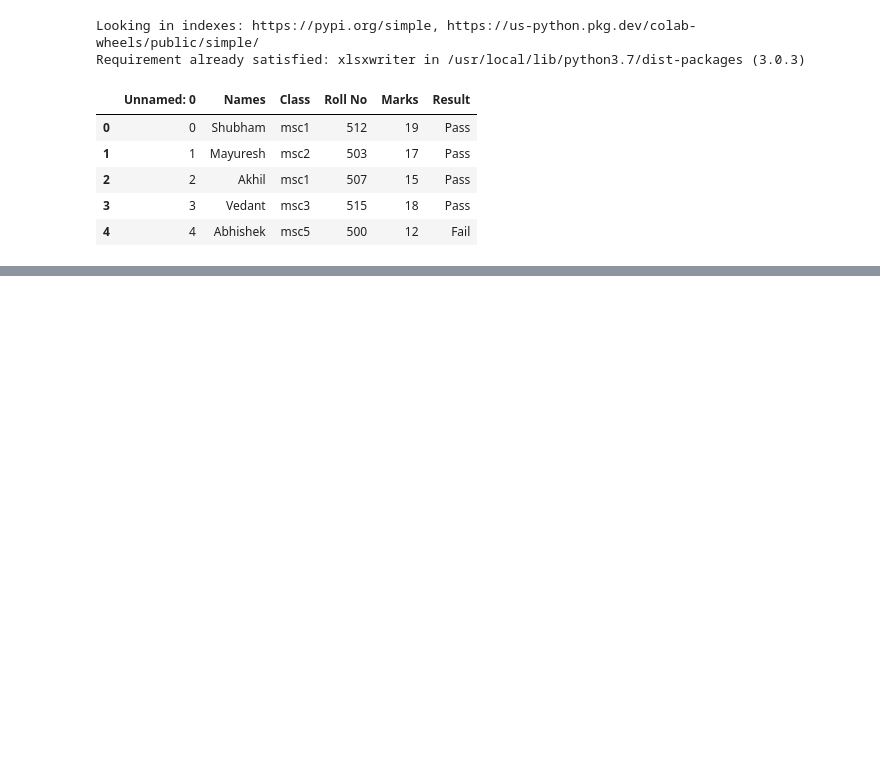
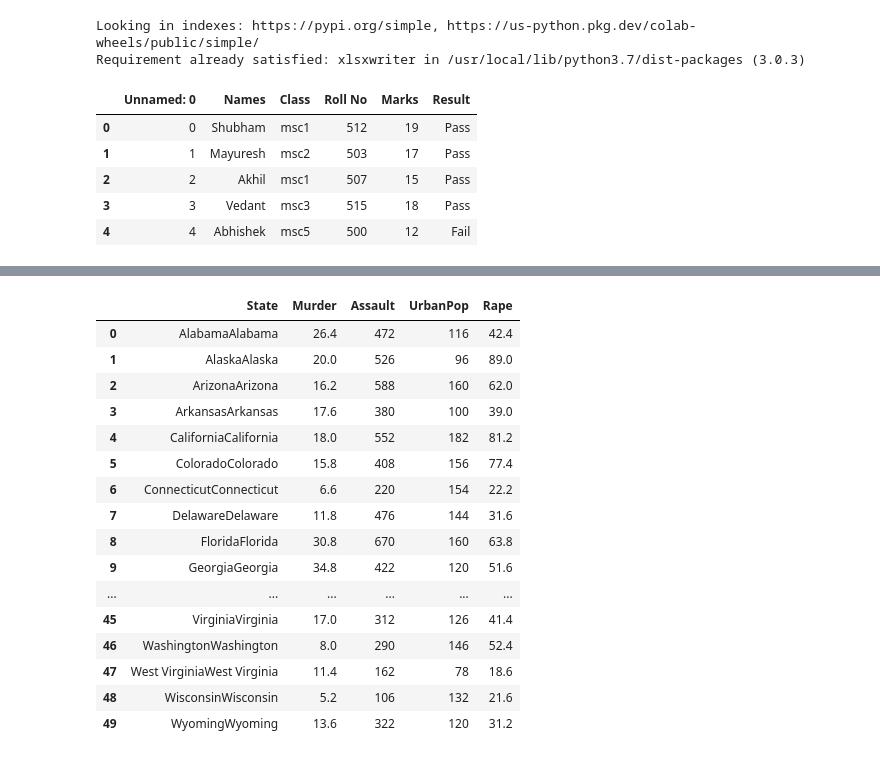
Before and after one commit to shubhamlad21/msc1_fds_512, a Jupyter notebook: FDS.ipynb, the cells around one changed output, grey strips where cells are left out. Saved outputs shown, nothing was run; the diff lists cells and outputs as text; code cells hidden in the pictures; blank space fills up the shorter version.

```diff
--- a/FDS.ipynb
+++ b/FDS.ipynb
@@ -294,0 +297,3 @@ df1
+# %%
+state=pd.read_csv("US_violent_crime.csv")
+state.head()
@@ -294,0 +307,23 @@ df1
+# %%
+def some_function(x):
+  return x*2
+state.apply(some_function) #update each entry of dataframe without any loop
+state.apply(lambda n:n*2) #lambda also works the same
+# %% [output]
+|  | State | Murder | Assault | UrbanPop | Rape |
+| 0 | AlabamaAlabama | 26.4 | 472 | 116 | 42.4 |
+| 1 | AlaskaAlaska | 20.0 | 526 | 96 | 89.0 |
+| 2 | ArizonaArizona | 16.2 | 588 | 160 | 62.0 |
+| 3 | ArkansasArkansas | 17.6 | 380 | 100 | 39.0 |
+| 4 | CaliforniaCalifornia | 18.0 | 552 | 182 | 81.2 |
+| 5 | ColoradoColorado | 15.8 | 408 | 156 | 77.4 |
+| 6 | ConnecticutConnecticut | 6.6 | 220 | 154 | 22.2 |
+| 7 | DelawareDelaware | 11.8 | 476 | 144 | 31.6 |
+| 8 | FloridaFlorida | 30.8 | 670 | 160 | 63.8 |
+| 9 | GeorgiaGeorgia | 34.8 | 422 | 120 | 51.6 |
+| ... | ... | ... | ... | ... | ... |
+| 45 | VirginiaVirginia | 17.0 | 312 | 126 | 41.4 |
+| 46 | WashingtonWashington | 8.0 | 290 | 146 | 52.4 |
+| 47 | West VirginiaWest Virginia | 11.4 | 162 | 78 | 18.6 |
+| 48 | WisconsinWisconsin | 5.2 | 106 | 132 | 21.6 |
+| 49 | WyomingWyoming | 13.6 | 322 | 120 | 31.2 |
```
Also changed, not shown: parts of 2 cells of this notebook.
